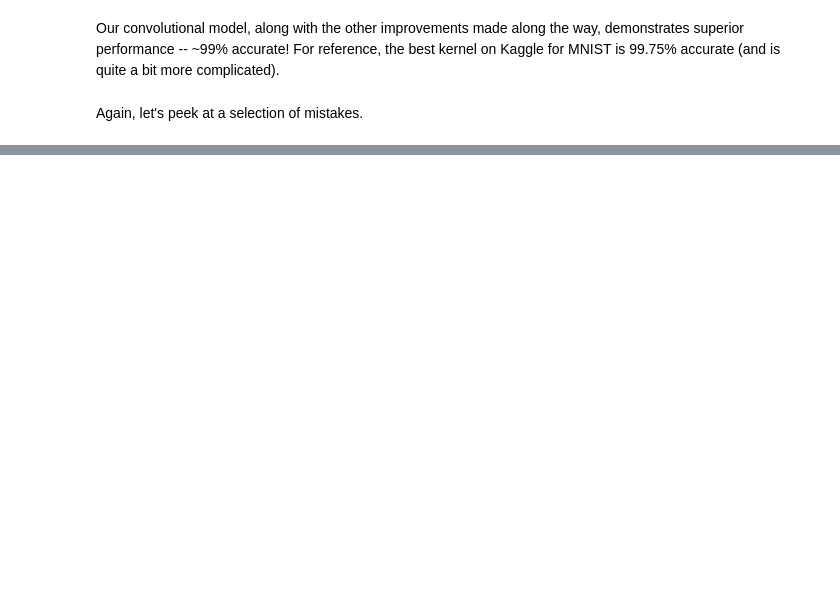
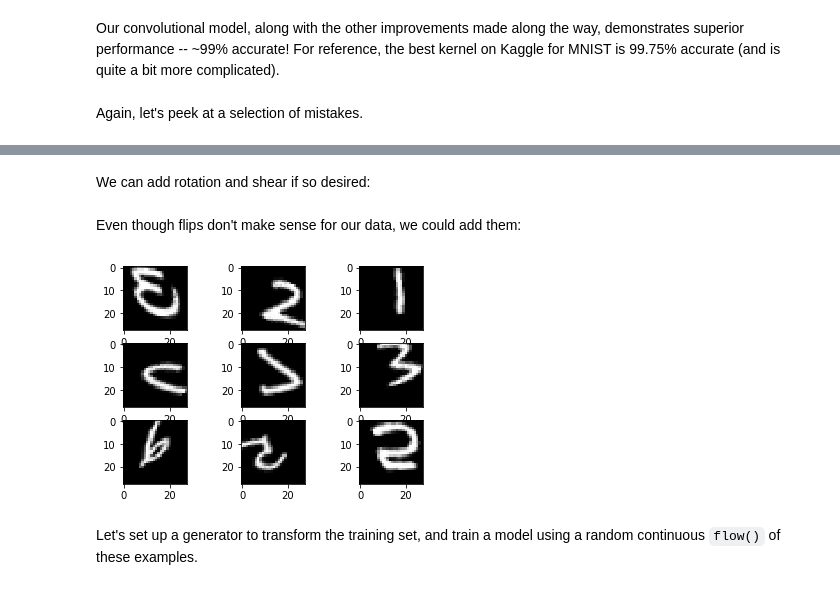
Before and after one commit to allemanau/NUIT_tensorflow, a Jupyter notebook: notebooks/4_Advanced_Techniques_and_Convolutional_Neural_Nets.ipynb, the cells around one changed output, grey strips where cells are left out. Saved outputs shown, nothing was run; the diff lists cells and outputs as text; code cells hidden in the pictures; blank space fills up the shorter version.

```diff
--- a/notebooks/4_Advanced_Techniques_and_Convolutional_Neural_Nets.ipynb
+++ b/notebooks/4_Advanced_Techniques_and_Convolutional_Neural_Nets.ipynb
@@ -144,0 +185,50 @@ An extremely useful trick to boost performance is to apply random __label-preser
+# %%
+# Can specify as a fraction of total width. Let's set to 30% to demonstrate:
+train_gen = ImageDataGenerator(
+    width_shift_range=0.3,
+    height_shift_range=0.3)
+
+for x_batch, y_batch in train_gen.flow(x_train, y_train, batch_size=9):
+	for i in range(0, 9):
+		plt.subplot(330 + 1 + i)
+		plt.imshow(x_batch[i].reshape(28, 28), cmap = plt.get_cmap('gray'))
+	plt.show()
+	break
+# %% [markdown]
+We can add rotation and shear if so desired:
+# %%
+# Rotation range is in degrees. Shear range is
+train_gen = ImageDataGenerator(
+    rotation_range = 20,
+    shear_range = 30,
+    width_shift_range=0.15,
+    height_shift_range=0.15)
+
+for x_batch, y_batch in train_gen.flow(x_train, y_train, batch_size=9):
+	for i in range(0, 9):
+		plt.subplot(330 + 1 + i)
+		plt.imshow(x_batch[i].reshape(28, 28), cmap = plt.get_cmap('gray'))
+	plt.show()
+	break
+# %% [markdown]
+Even though flips don't make sense for our data, we could add them:
+# %%
+# Rotation range is in degrees. Shear range is
+train_gen = ImageDataGenerator(
+    rotation_range = 20,
+    shear_range = 30,
+    width_shift_range=0.15,
+    height_shift_range=0.15,
+    horizontal_flip = True,
+    vertical_flip = True)
+
+for x_batch, y_batch in train_gen.flow(x_train, y_train, batch_size=9):
+	for i in range(0, 9):
+		plt.subplot(330 + 1 + i)
+		plt.imshow(x_batch[i].reshape(28, 28), cmap = plt.get_cmap('gray'))
+	plt.show()
+	break
+# %% [output]
+[figure, added]
+# %% [markdown]
+Let's set up a generator to transform the training set, and train a model using a random continuous `flow()` of these examples.
```
Also changed, not shown: parts of 10 cells of this notebook.
